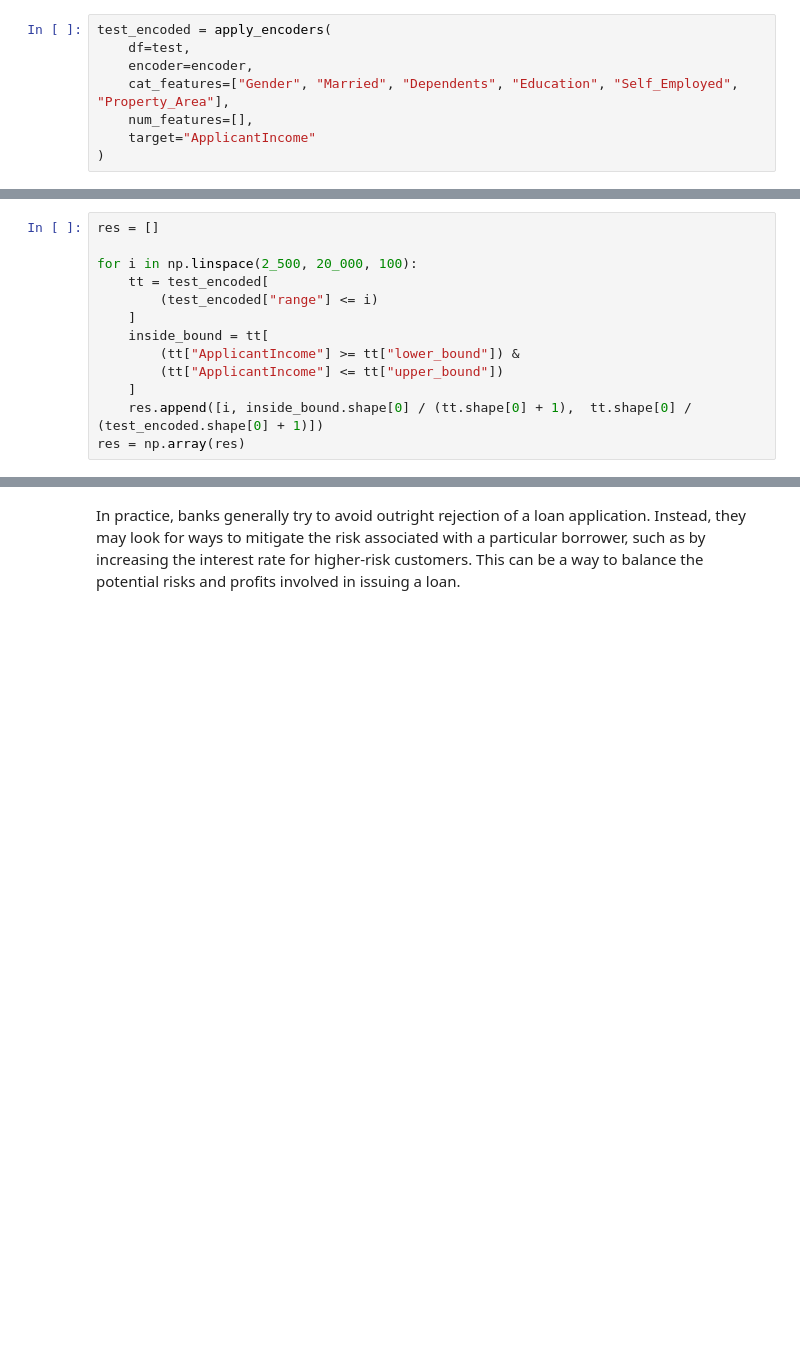
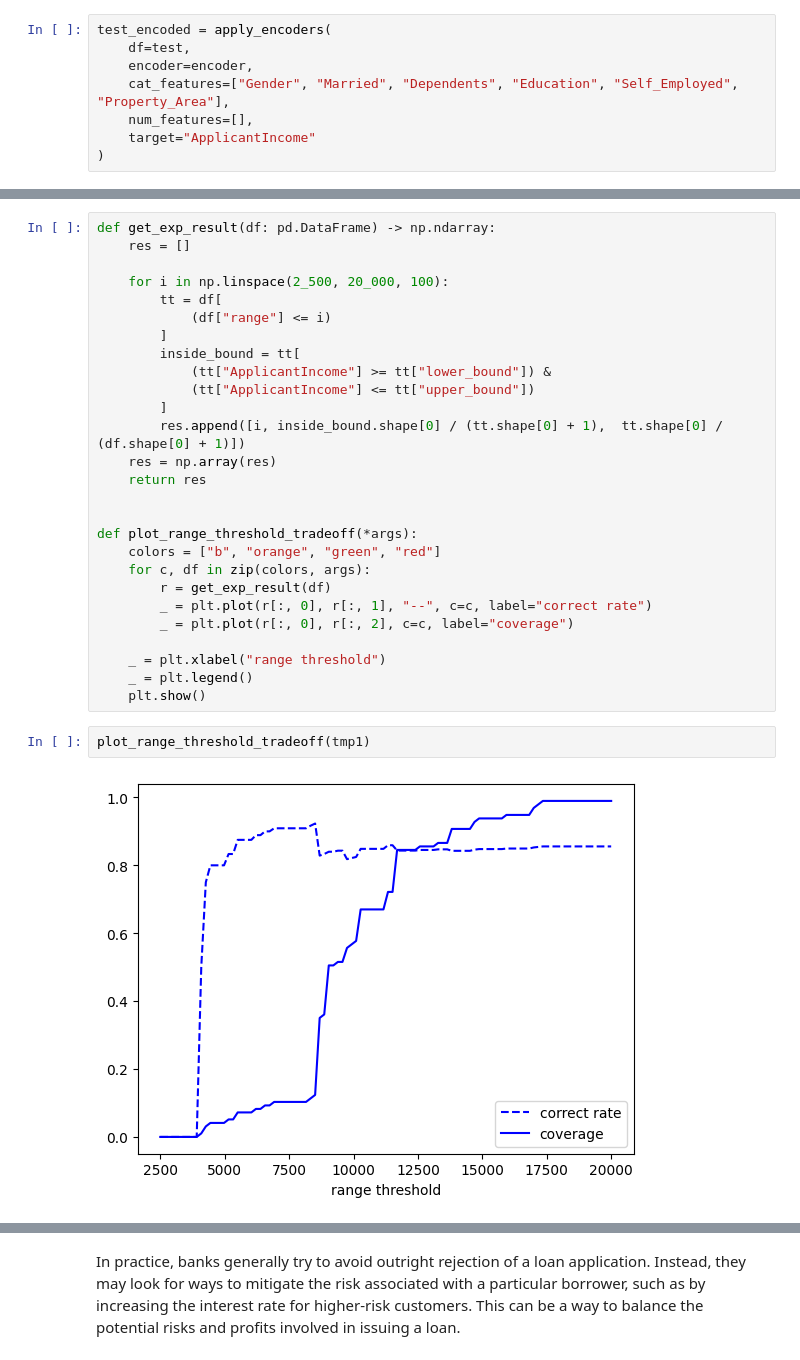
Before and after one commit to nutorbit/uncertainty-modeling, a Jupyter notebook: notebooks/01_proxy_income.ipynb, the cells around one changed output, grey strips where cells are left out. Cells and saved outputs as stored; diff of their text form; blank space fills up the shorter version.

```diff
--- a/notebooks/01_proxy_income.ipynb
+++ b/notebooks/01_proxy_income.ipynb
@@ -118,13 +166,0 @@ https://gist.github.com/mwaskom/de44147ed2974457ad6372750bbe5751
-# %%
-res = []
-
-for i in np.linspace(2_500, 20_000, 100):
-    tt = test_encoded[
-        (test_encoded["range"] <= i)
-    ]
-    inside_bound = tt[
-        (tt["ApplicantIncome"] >= tt["lower_bound"]) &
-        (tt["ApplicantIncome"] <= tt["upper_bound"])
-    ]
-    res.append([i, inside_bound.shape[0] / (tt.shape[0] + 1),  tt.shape[0] / (test_encoded.shape[0] + 1)])
-res = np.array(res)
@@ -138 +167,32 @@ _ = plt.legend()
+# %%
+def get_exp_result(df: pd.DataFrame) -> np.ndarray:
+    res = []
+
+    for i in np.linspace(2_500, 20_000, 100):
+        tt = df[
+            (df["range"] <= i)
+        ]
+        inside_bound = tt[
+            (tt["ApplicantIncome"] >= tt["lower_bound"]) &
+            (tt["ApplicantIncome"] <= tt["upper_bound"])
+        ]
+        res.append([i, inside_bound.shape[0] / (tt.shape[0] + 1),  tt.shape[0] / (df.shape[0] + 1)])
+    res = np.array(res)
+    return res
+
+
+def plot_range_threshold_tradeoff(*args):
+    colors = ["b", "orange", "green", "red"]
+    for c, df in zip(colors, args):
+        r = get_exp_result(df)
+        _ = plt.plot(r[:, 0], r[:, 1], "--", c=c, label="correct rate")
+        _ = plt.plot(r[:, 0], r[:, 2], c=c, label="coverage")
+
+    _ = plt.xlabel("range threshold")
+    _ = plt.legend()
+    plt.show()
+# %%
+plot_range_threshold_tradeoff(tmp1)
+# %% [output]
+[figure, added]
 # %% [markdown]
```
Also changed, not shown: parts of 11 cells of this notebook.
